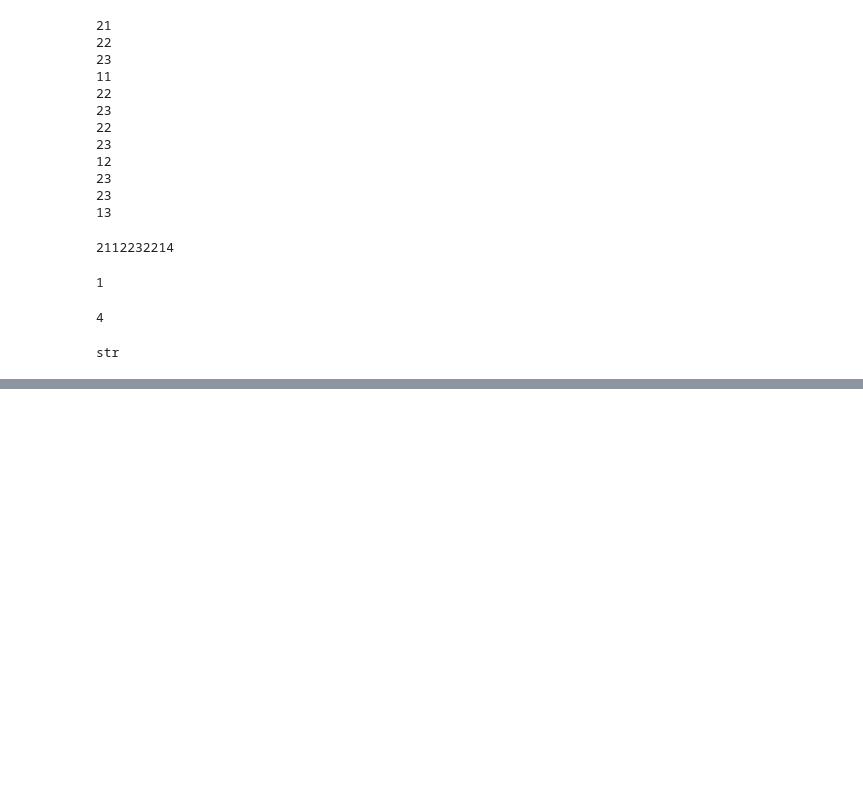
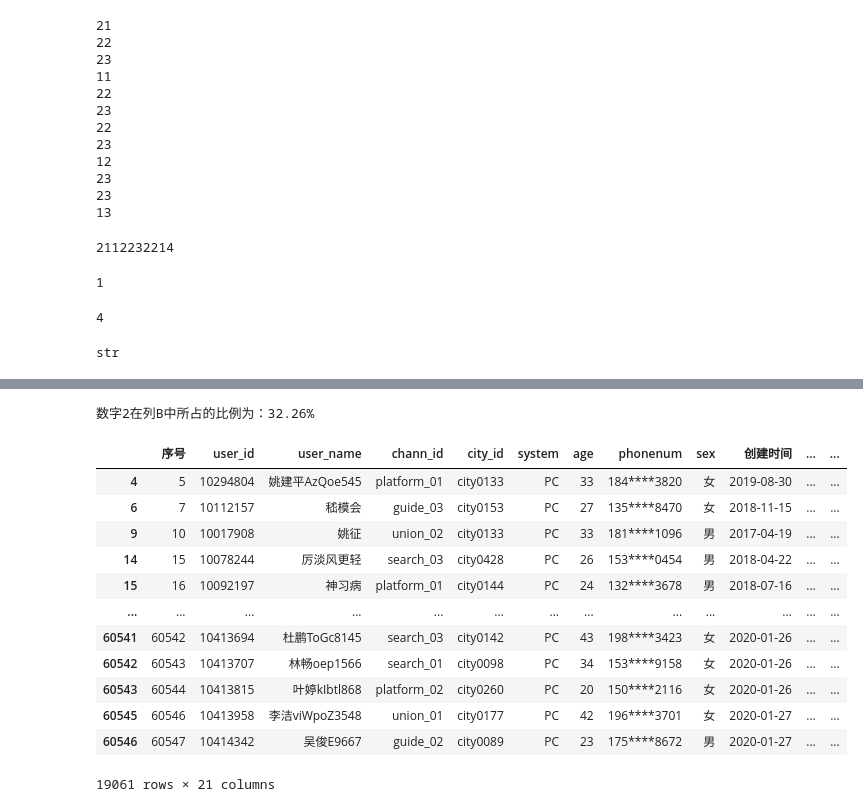
Before and after one commit to AI119/opupupuo, a Jupyter notebook: Numpy & Pandas/测试测试测试.ipynb, the cells around one changed output, grey strips where cells are left out. Drawn from its saved outputs; the diff is of its cells as text; code cells hidden in the pictures; blank space fills up the shorter version.

```diff
--- a/Numpy & Pandas/测试测试测试.ipynb
+++ b/Numpy & Pandas/测试测试测试.ipynb
@@ -196,0 +207,30 @@ str
+# %%
+import pandas as pd
+
+# 创建一个DataFrame对象
+df = pd.DataFrame({'A': [1, 2, 2, 3, 3, 3], 'B': [4, 5, 5, 5, 6, 6]})
+
+# 计算表格中数字2在列A中所占的比例
+proportion = df.loc[df['A'] == 2, 'B'].sum() / df['B'].sum()
+print('数字2在列B中所占的比例为：{:.2%}'.format(proportion))
+# %% [output]
+数字2在列B中所占的比例为：32.26%
+# %%
+df_1 = df.query("system=='PC'")
+df_1['实付金额占比'] = None
+df_1
+df_1['实付金额占比'] = df_1["实付金额"]/df_1["实付金额"].sum()
+# %% [output]
+|  | 序号 | user_id | user_name | chann_id | city_id | system | age | phonenum | sex | 创建时间 | ... | ... |
+| 4 | 5 | 10294804 | 姚建平AzQoe545 | platform_01 | city0133 | PC | 33 | 184****3820 | 女 | 2019-08-30 | ... | ... |
+| 6 | 7 | 10112157 | 嵇模会 | guide_03 | city0153 | PC | 27 | 135****8470 | 女 | 2018-11-15 | ... | ... |
+| 9 | 10 | 10017908 | 姚征 | union_02 | city0133 | PC | 33 | 181****1096 | 男 | 2017-04-19 | ... | ... |
+| 14 | 15 | 10078244 | 厉淡风更轻 | search_03 | city0428 | PC | 26 | 153****0454 | 男 | 2018-04-22 | ... | ... |
+| 15 | 16 | 10092197 | 神习病 | platform_01 | city0144 | PC | 24 | 132****3678 | 男 | 2018-07-16 | ... | ... |
+| ... | ... | ... | ... | ... | ... | ... | ... | ... | ... | ... | ... | ... |
+| 60541 | 60542 | 10413694 | 杜鹏ToGc8145 | search_03 | city0142 | PC | 43 | 198****3423 | 女 | 2020-01-26 | ... | ... |
+| 60542 | 60543 | 10413707 | 林畅oep1566 | search_01 | city0098 | PC | 34 | 153****9158 | 女 | 2020-01-26 | ... | ... |
+| 60543 | 60544 | 10413815 | 叶婷kIbtl868 | platform_02 | city0260 | PC | 20 | 150****2116 | 女 | 2020-01-26 | ... | ... |
+| 60545 | 60546 | 10413958 | 李洁viWpoZ3548 | union_01 | city0177 | PC | 42 | 196****3701 | 女 | 2020-01-27 | ... | ... |
+| 60546 | 60547 | 10414342 | 吴俊E9667 | guide_02 | city0089 | PC | 23 | 175****8672 | 男 | 2020-01-27 | ... | ... |
+19061 rows × 21 columns
```
Also changed, not shown: parts of 1 cell of this notebook, 10 other files.
